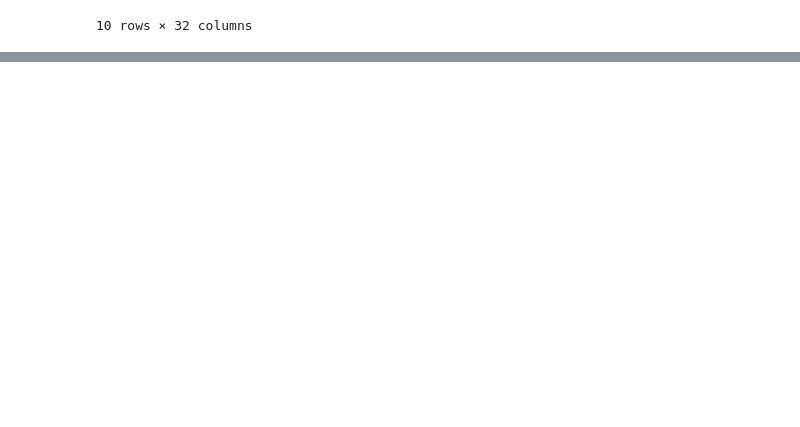
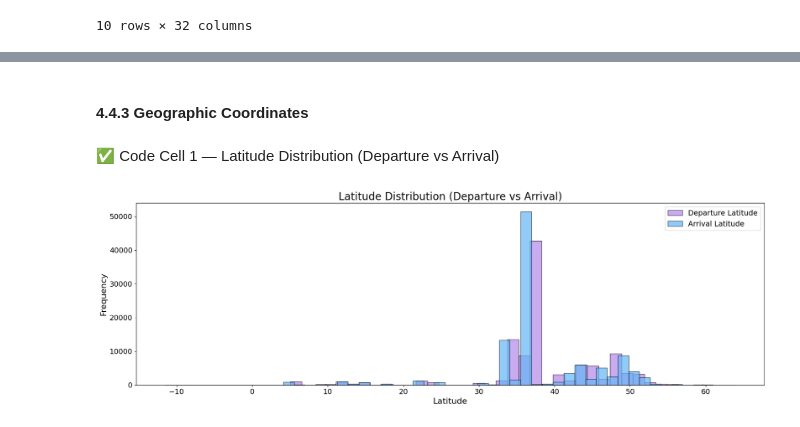
Before and after one commit to Johannes-Kutsch/flight-delay-prediction-challenge, a Jupyter notebook: Notebooks_Personal/Nazila.ipynb, the cells around one changed output, grey strips where cells are left out. Drawn from its saved outputs; the diff is of its cells as text; code cells hidden in the pictures; blank space fills up the shorter version.

```diff
--- a/Notebooks_Personal/Nazila.ipynb
+++ b/Notebooks_Personal/Nazila.ipynb
@@ -706,0 +917,36 @@ route_dups_sorted.head(10)
+# %% [markdown]
+#### 4.4.3 Geographic Coordinates
+# %% [markdown]
+✅ Code Cell 1 — Latitude Distribution (Departure vs Arrival)
+# %%
+import matplotlib.pyplot as plt
+
+# ----------------------------
+# Latitude distribution
+# ----------------------------
+
+plt.figure(figsize=(18, 6))
+
+plt.hist(train_df["dep_lat"], bins=50,
+         label="Departure Latitude",
+         color="#B388EB", alpha=0.7,
+         edgecolor="black")
+
+plt.hist(train_df["arr_lat"], bins=50,
+         label="Arrival Latitude",
+         color="#64B5F6", alpha=0.7,
+         edgecolor="black")
+
+plt.title("Latitude Distribution (Departure vs Arrival)", fontsize=20)
+plt.xlabel("Latitude", fontsize=16)
+plt.ylabel("Frequency", fontsize=16)
+
+plt.xticks(fontsize=14)
+plt.yticks(fontsize=14)
+
+plt.legend(fontsize=14)
+
+plt.tight_layout()
+plt.show()
+# %% [output]
+[figure, added]
```
Also changed, not shown: parts of 29 cells of this notebook.
